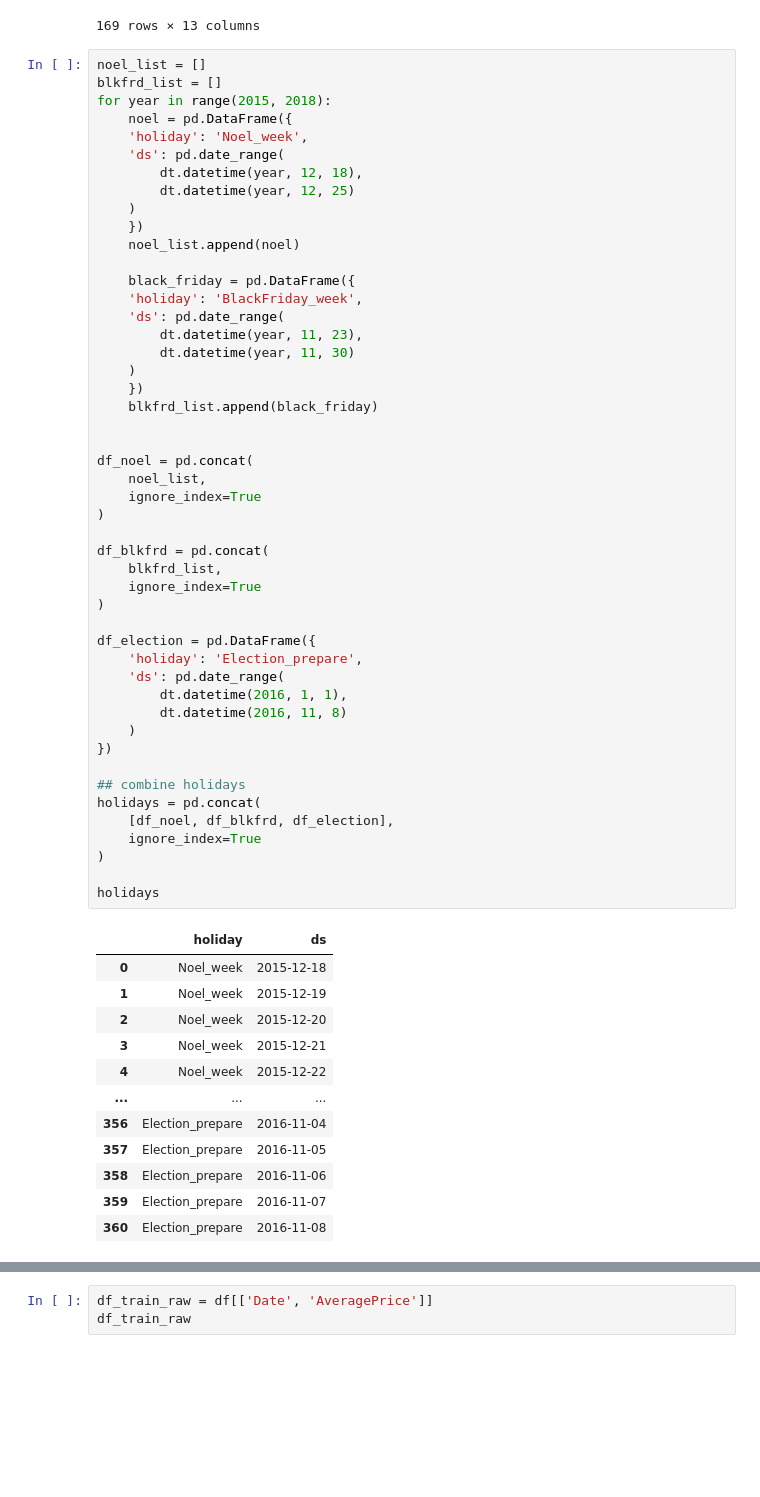
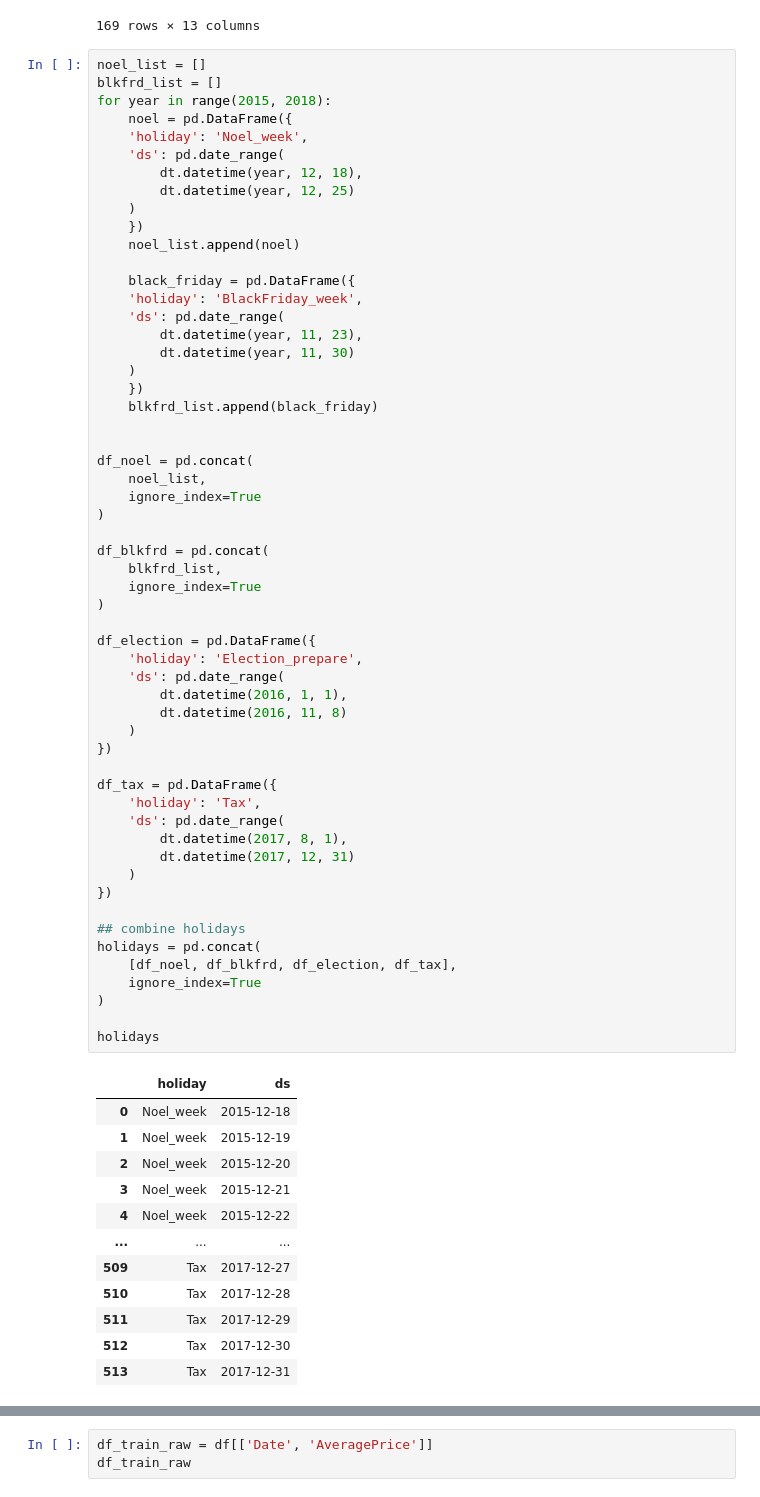
Before and after one commit to dunp7/Avocado-Price-Prediction, a Jupyter notebook: Task_1/prophet-avocado.ipynb, the cells around one changed output, grey strips where cells are left out. Drawn from its saved outputs; the diff is of its cells as text; blank space fills up the shorter version.

```diff
--- a/Task_1/prophet-avocado.ipynb
+++ b/Task_1/prophet-avocado.ipynb
@@ -130,36 +137,44 @@ df_noel = pd.concat(
     ignore_index=True
 )
 
 df_blkfrd = pd.concat(
     blkfrd_list,
     ignore_index=True
 )
 
 df_election = pd.DataFrame({
     'holiday': 'Election_prepare',
     'ds': pd.date_range(
         dt.datetime(2016, 1, 1),
         dt.datetime(2016, 11, 8)
     )
 })
 
+df_tax = pd.DataFrame({
+    'holiday': 'Tax',
+    'ds': pd.date_range(
+        dt.datetime(2017, 8, 1),
+        dt.datetime(2017, 12, 31)
+    )
+})
+
 ## combine holidays
 holidays = pd.concat(
-    [df_noel, df_blkfrd, df_election],
+    [df_noel, df_blkfrd, df_election, df_tax],
     ignore_index=True
 )
 
 holidays
 # %% [output]
 |  | holiday | ds |
 | 0 | Noel_week | 2015-12-18 |
 | 1 | Noel_week | 2015-12-19 |
 | 2 | Noel_week | 2015-12-20 |
 | 3 | Noel_week | 2015-12-21 |
 | 4 | Noel_week | 2015-12-22 |
 | ... | ... | ... |
-| 356 | Election_prepare | 2016-11-04 |
-| 357 | Election_prepare | 2016-11-05 |
-| 358 | Election_prepare | 2016-11-06 |
-| 359 | Election_prepare | 2016-11-07 |
-| 360 | Election_prepare | 2016-11-08 |
+| 509 | Tax | 2017-12-27 |
+| 510 | Tax | 2017-12-28 |
+| 511 | Tax | 2017-12-29 |
+| 512 | Tax | 2017-12-30 |
+| 513 | Tax | 2017-12-31 |
```
Also changed, not shown: parts of 33 cells of this notebook.
